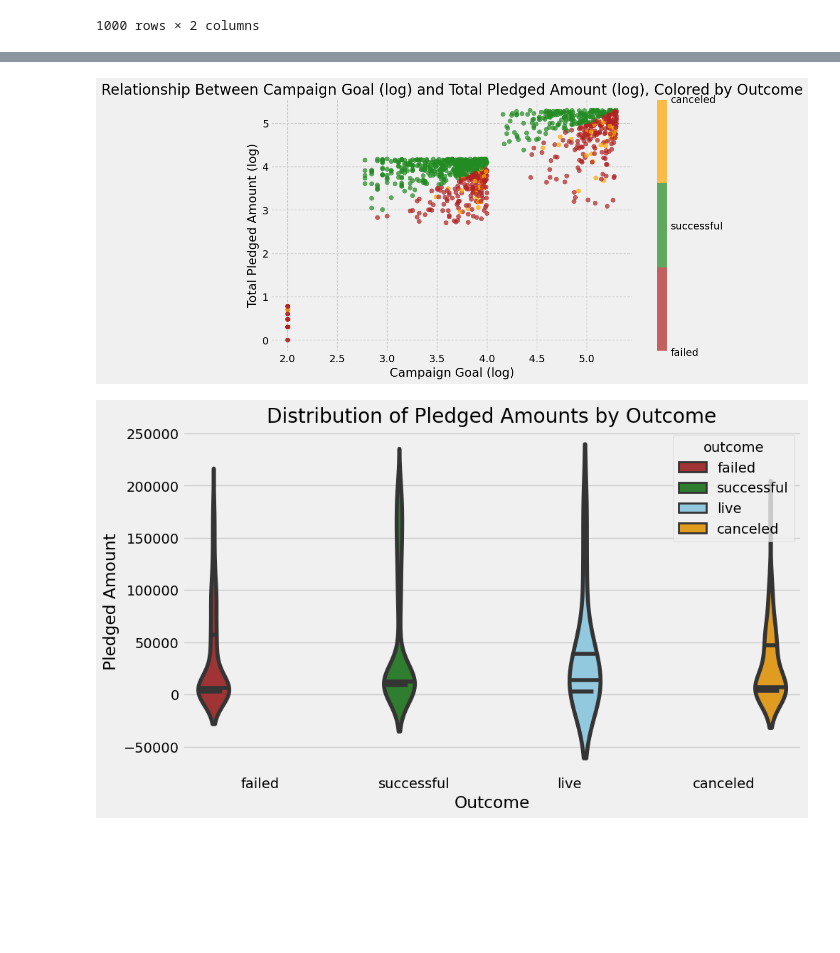
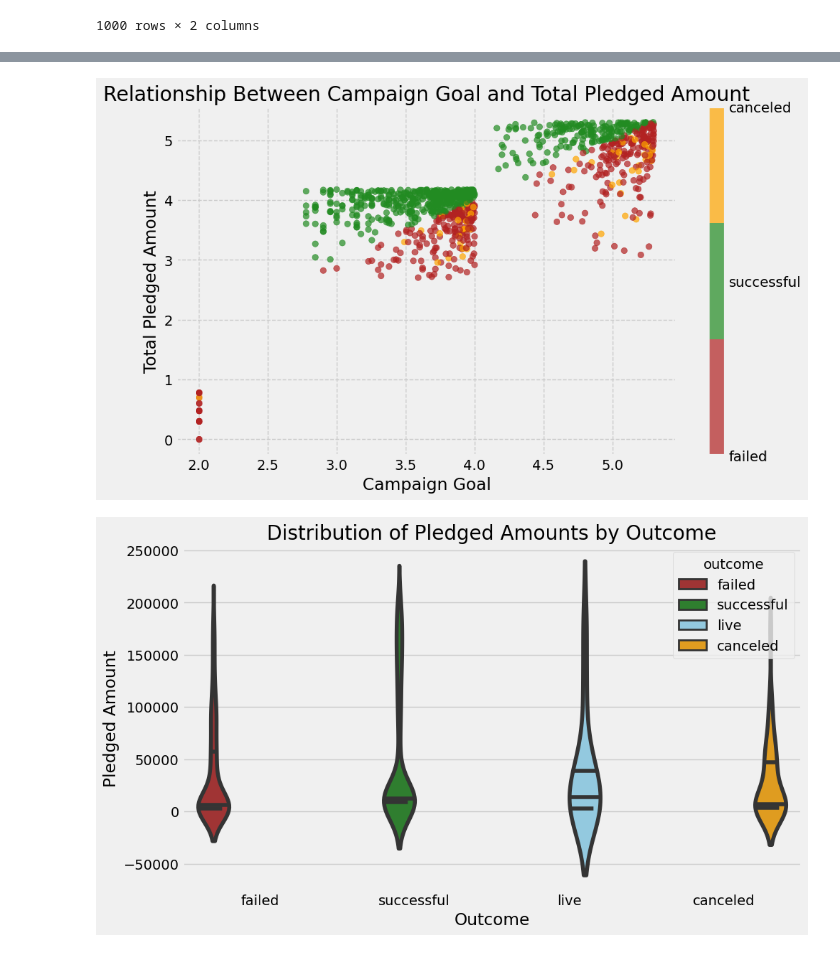
Before and after one commit to andrew-m-vick/Crowdfunding_ETL, a Jupyter notebook: Analysis/Analysis.ipynb, the cells around one changed output, grey strips where cells are left out. Saved outputs shown, nothing was run; the diff lists cells and outputs as text; code cells hidden in the pictures; blank space fills up the shorter version.

```diff
--- a/Analysis/Analysis.ipynb
+++ b/Analysis/Analysis.ipynb
@@ -182,31 +205,31 @@ df_scatter = pd.DataFrame(query, columns=['goal', 'pledged', 'outcome'])
 # %%
 # Create log columns for visualization (adding 1 to prevent log(0) errors)
 df_scatter['log_goal'] = np.log10(df_scatter['goal'] + 1)
 df_scatter['log_pledged'] = np.log10(df_scatter['pledged'] + 1)
 
 # Assign numerical values to each outcome for color mapping
 outcome_mapping = {'failed': 0, 'successful': 1, 'canceled': 2}
 df_scatter['outcome_numeric'] = df_scatter['outcome'].map(outcome_mapping)
 
 # Define custom colors for each outcome
 cmap = ListedColormap(['firebrick', 'forestgreen', 'orange'])  # Colors for failed, successful, canceled
 
 # Create the scatter plot
 plt.figure(figsize=(10, 6))
 scatter = plt.scatter(df_scatter['log_goal'], df_scatter['log_pledged'], c=df_scatter['outcome_numeric'], cmap=cmap, alpha=0.7)
-plt.title('Relationship Between Campaign Goal (log) and Total Pledged Amount (log), Colored by Outcome')
-plt.xlabel('Campaign Goal (log)')
-plt.ylabel('Total Pledged Amount (log)')
+plt.title('Relationship Between Campaign Goal and Total Pledged Amount')
+plt.xlabel('Campaign Goal')
+plt.ylabel('Total Pledged Amount')
 
 # Add a legend
 cbar = plt.colorbar(scatter)
 cbar.set_ticks([0, 1, 2])  # Position ticks in the middle of each color
 cbar.set_ticklabels(list(outcome_mapping.keys()))  # Label the ticks with outcome names
 
 plt.grid(axis='both', linestyle='--')
 plt.show()
 # %% [output]
-[figure, old version]
+[figure, new version]
 # %%
 # Get unique outcome values and define colors
 outcomes = df_scatter['outcome'].unique()  # Get all unique outcomes
```
Also changed, not shown: parts of 5 cells of this notebook, 1 other file.
